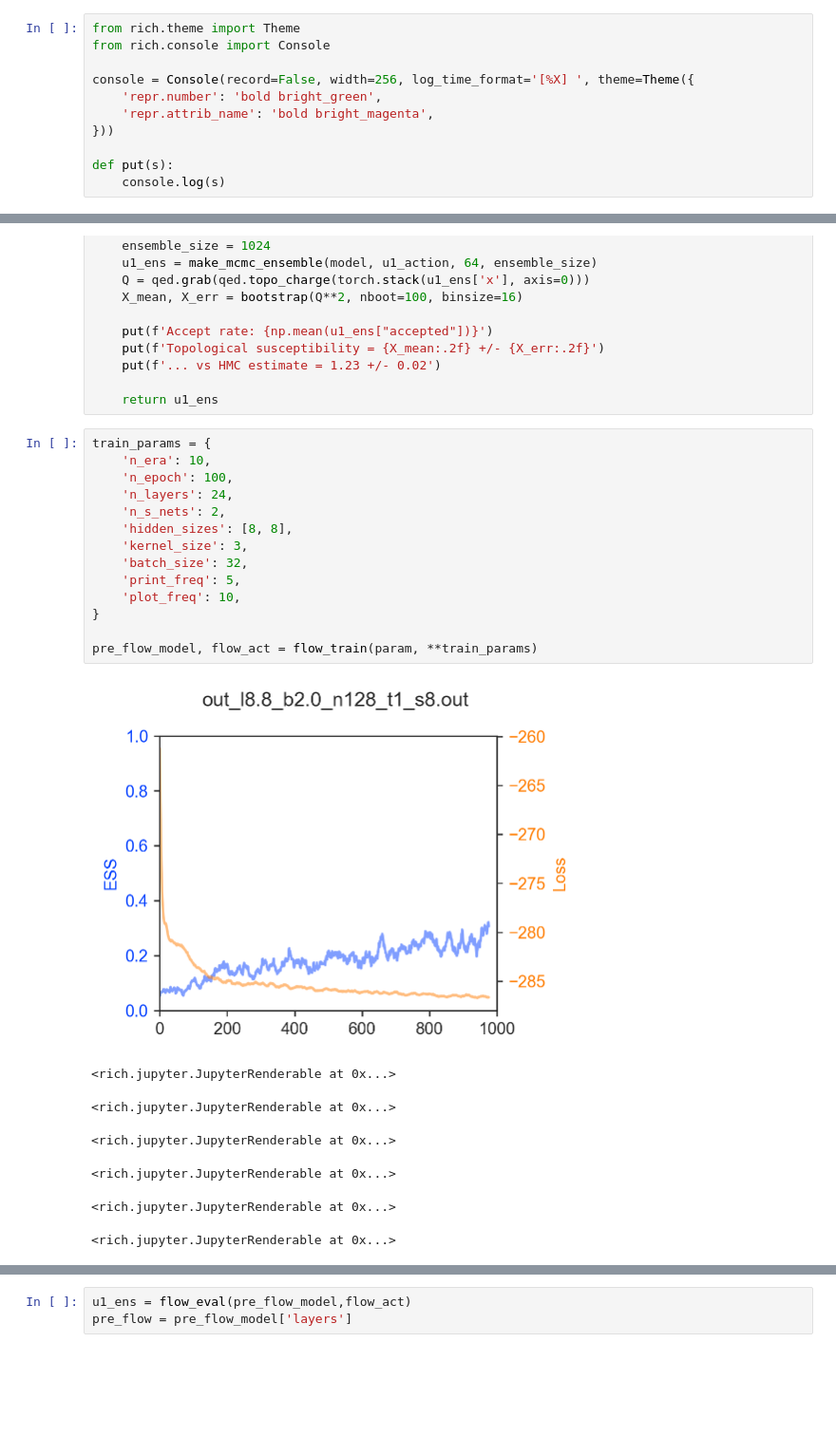
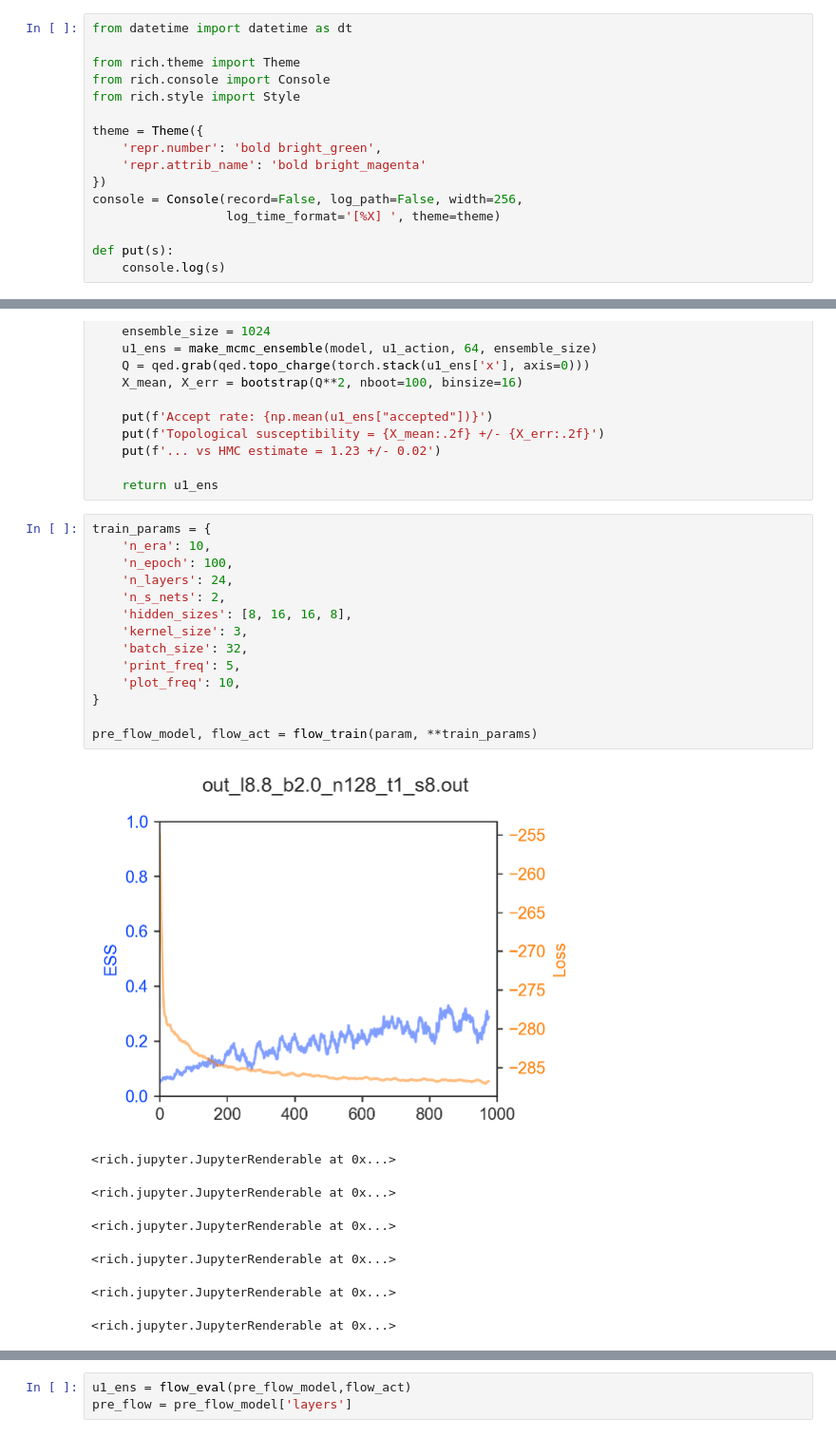
Before and after one commit to nftqcd/fthmc, a Jupyter notebook: flow_test_sam/notebooks/fthmc_qed2d_2021-03-17.ipynb, the cells around one changed output, grey strips where cells are left out. Shown at 95% size. Saved outputs shown, nothing was run; the diff lists cells and outputs as text; blank space fills up the shorter version.

```diff
--- a/flow_test_sam/notebooks/fthmc_qed2d_2021-03-17.ipynb
+++ b/flow_test_sam/notebooks/fthmc_qed2d_2021-03-17.ipynb
@@ -34,13 +34,18 @@ import os
 from timeit import default_timer as timer
 from functools import reduce
 # %%
+from datetime import datetime as dt
+
 from rich.theme import Theme
 from rich.console import Console
+from rich.style import Style
 
-console = Console(record=False, width=256, log_time_format='[%X] ', theme=Theme({
+theme = Theme({
     'repr.number': 'bold bright_green',
-    'repr.attrib_name': 'bold bright_magenta',
-}))
+    'repr.attrib_name': 'bold bright_magenta'
+})
+console = Console(record=False, log_path=False, width=256,
+                  log_time_format='[%X] ', theme=theme)
 
 def put(s):
     console.log(s)
@@ -334,19 +333,19 @@ def flow_eval(model, u1_action):  # packaged from original ipynb by Xiao-Yong Ji
 # %%
 train_params = {
     'n_era': 10,
     'n_epoch': 100,
     'n_layers': 24,
     'n_s_nets': 2,
-    'hidden_sizes': [8, 8],
+    'hidden_sizes': [8, 16, 16, 8],
     'kernel_size': 3,
     'batch_size': 32,
     'print_freq': 5,
     'plot_freq': 10,
 }
 
 pre_flow_model, flow_act = flow_train(param, **train_params)
 # %% [output]
-[figure, old version]
+[figure, new version]
 <rich.jupyter.JupyterRenderable at 0x...>
 <rich.jupyter.JupyterRenderable at 0x...>
 <rich.jupyter.JupyterRenderable at 0x...>
```
Also changed, not shown: parts of 13 cells of this notebook.
